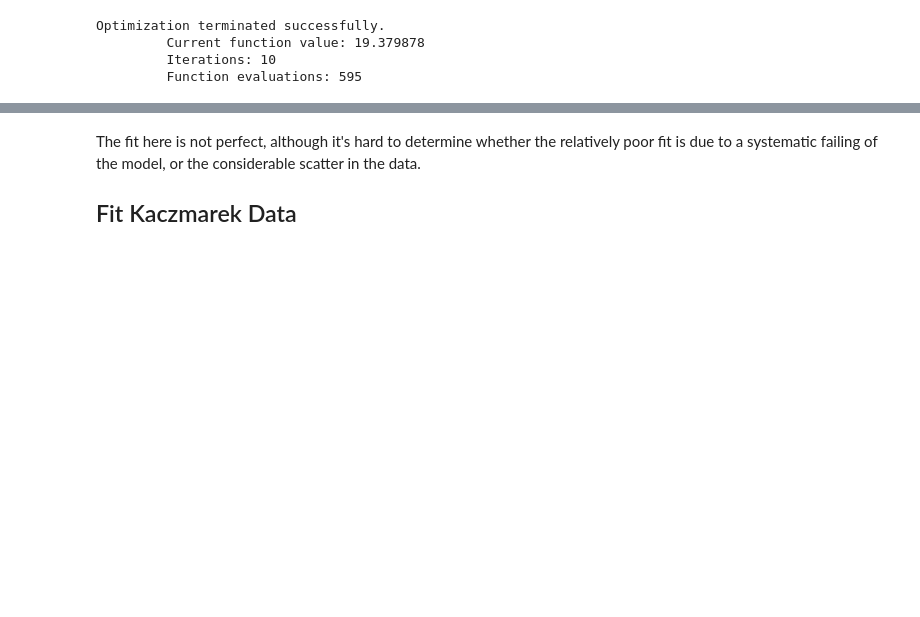
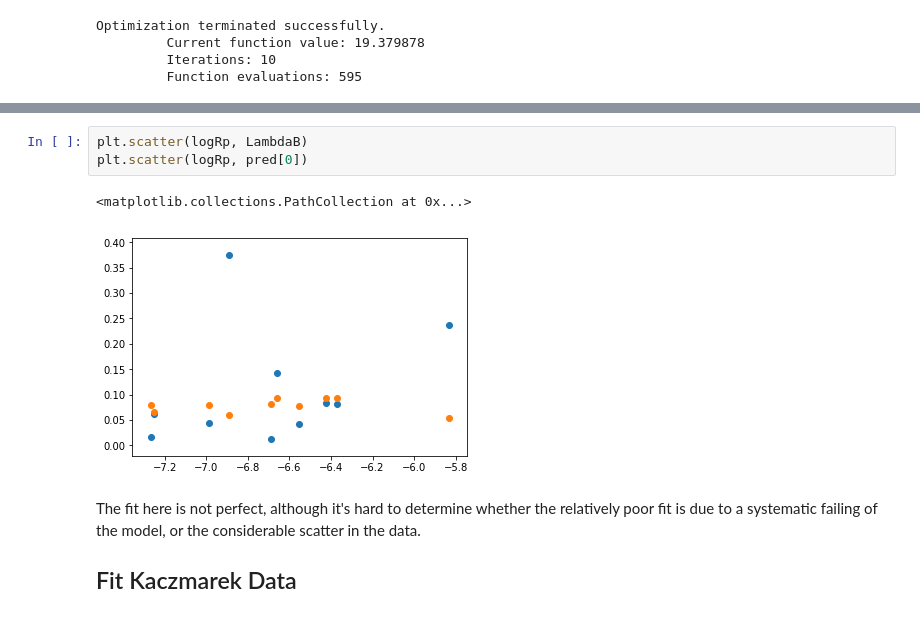
Before and after one commit to oscarbranson/Farmer_2018_Supplement, a Jupyter notebook: Model Application to Other Precipitates.ipynb, the cells around one changed output, grey strips where cells are left out. Saved outputs shown, nothing was run; the diff lists cells and outputs as text; blank space fills up the shorter version.

```diff
--- a/Model Application to Other Precipitates.ipynb
+++ b/Model Application to Other Precipitates.ipynb
@@ -357,3 +371,9 @@ _ = model_vs_data(fit.x, rds, exp=exp, xvar=('Solid', 'log_calc_R'), Rvar=('Soli
+# %%
+plt.scatter(logRp, LambdaB)
+plt.scatter(logRp, pred[0])
+# %% [output]
+<matplotlib.collections.PathCollection at 0x...>
+[figure, added]
 # %% [markdown]
 The fit here is not perfect, although it's hard to determine whether the relatively poor fit is due to a systematic failing of the model, or the considerable scatter in the data.
 
```
Also changed, not shown: parts of 12 cells of this notebook.
